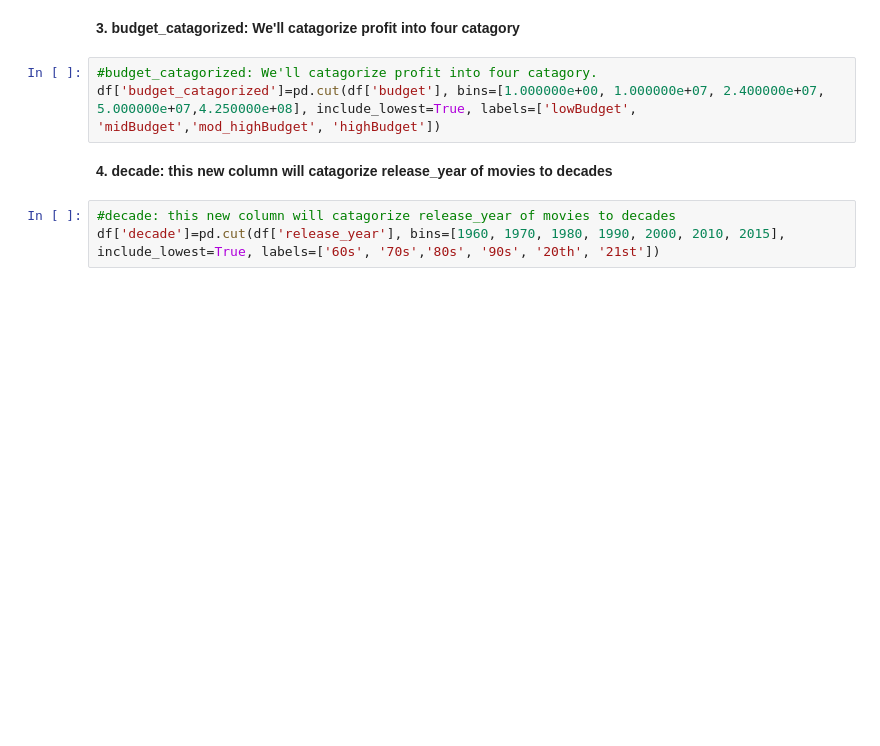
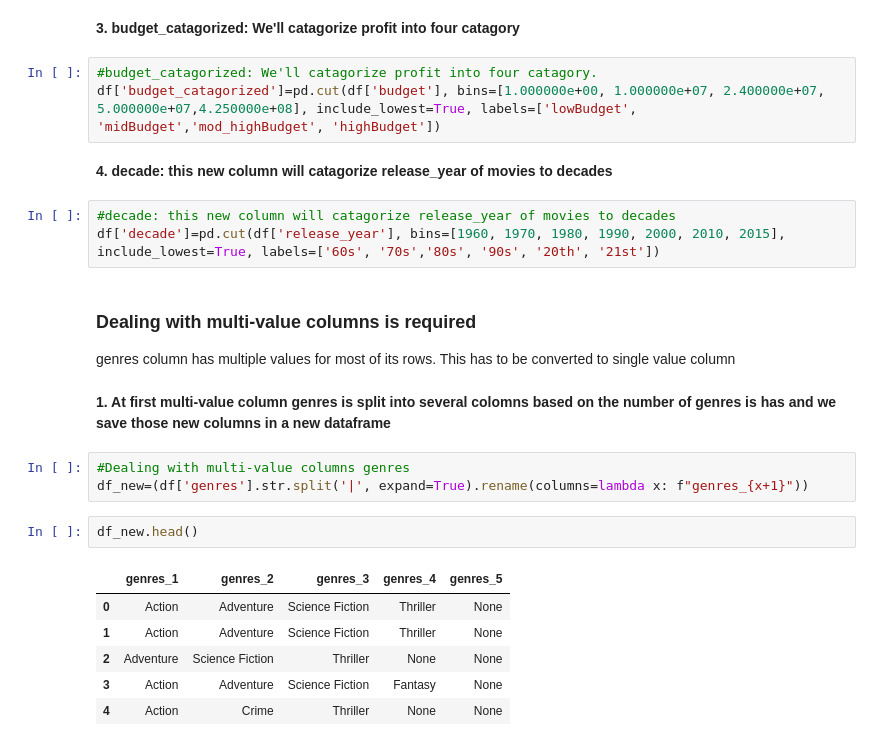
Before and after one commit to Taposh-Das/DAND_P3_Investigate_A_Dataset, a Jupyter notebook: investigate_a_dataset.ipynb, the cells around one changed output. Saved outputs shown, nothing was run; the diff lists cells and outputs as text; blank space fills up the shorter version.

Commit message:
Deal with multi-value column

```diff
--- a/investigate_a_dataset.ipynb
+++ b/investigate_a_dataset.ipynb
@@ -211,3 +211,21 @@ df['budget_catagorized']=pd.cut(df['budget'], bins=[1.000000e+00, 1.000000e+07,
 # %%
 #decade: this new column will catagorize release_year of movies to decades
 df['decade']=pd.cut(df['release_year'], bins=[1960, 1970, 1980, 1990, 2000, 2010, 2015], include_lowest=True, labels=['60s', '70s','80s', '90s', '20th', '21st'])
+# %% [markdown]
+<a id='step6wrangling'></a>
+### Dealing with multi-value columns is required
+genres column has multiple values for most of its rows. This has to be converted to single value column
+# %% [markdown]
+**1. At first multi-value column genres is split into several colomns based on the number of genres is has and we save those new columns in a new dataframe**
+# %%
+#Dealing with multi-value columns genres
+df_new=(df['genres'].str.split('|', expand=True).rename(columns=lambda x: f"genres_{x+1}"))
+# %%
+df_new.head()
+# %% [output]
+|  | genres_1 | genres_2 | genres_3 | genres_4 | genres_5 |
+| 0 | Action | Adventure | Science Fiction | Thriller | None |
+| 1 | Action | Adventure | Science Fiction | Thriller | None |
+| 2 | Adventure | Science Fiction | Thriller | None | None |
+| 3 | Action | Adventure | Science Fiction | Fantasy | None |
+| 4 | Action | Crime | Thriller | None | None |
```
Also changed, not shown: parts of 7 cells of this notebook.
